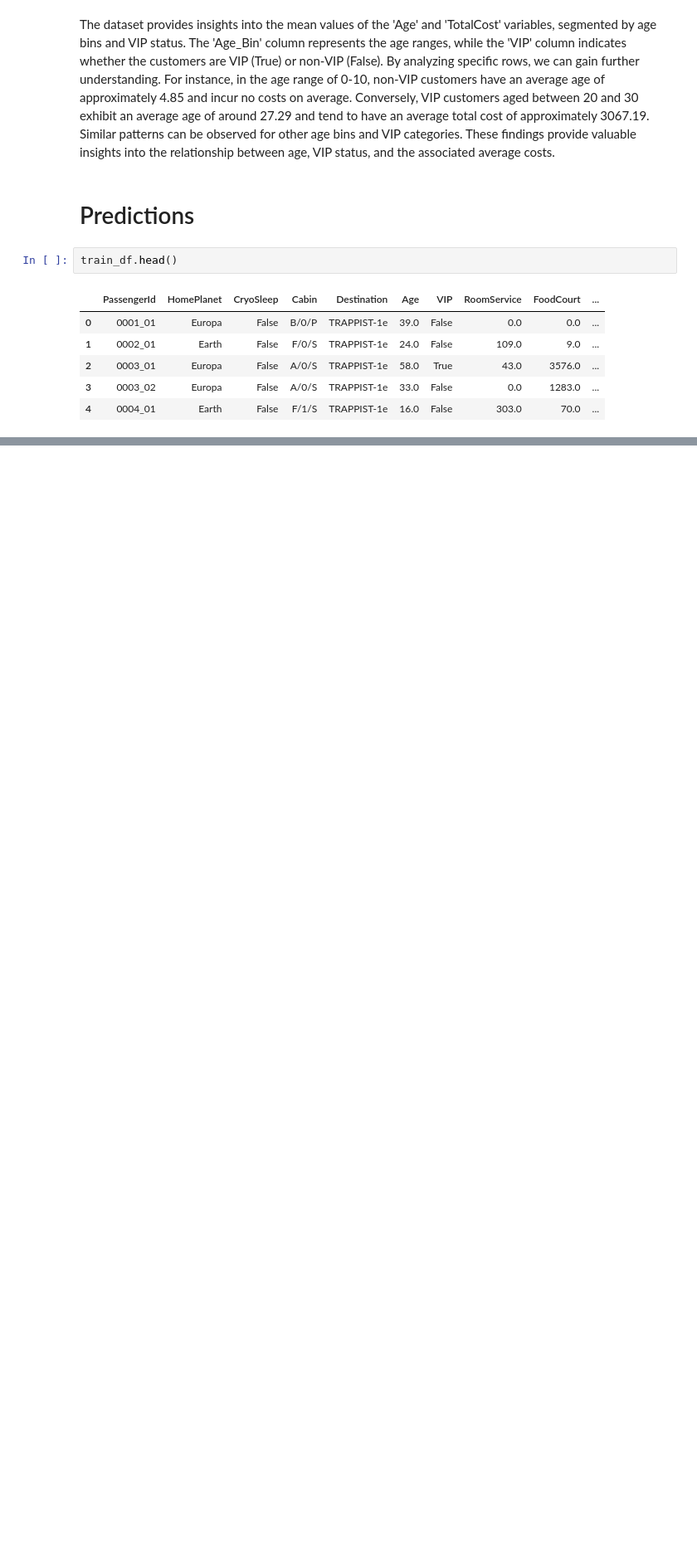
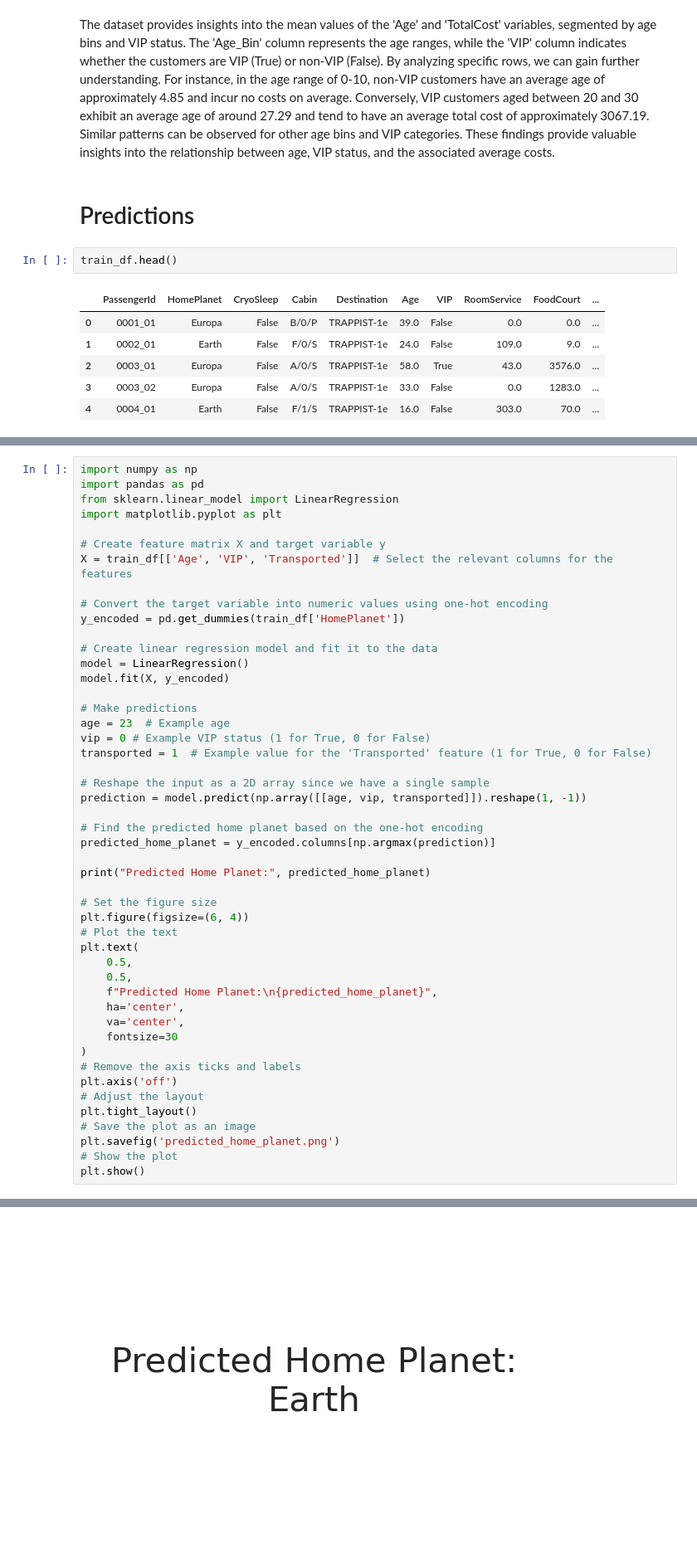
Before and after one commit to shanalytics/Spaceship-titanic-Survival-prediction, a Jupyter notebook: spaceship-titanic-survival-prediction.ipynb, the cells around one changed output, grey strips where cells are left out. Shown: that part at 83% size. Drawn from its saved outputs; the diff is of its cells as text; blank space fills up the shorter version.

Commit message:
Kaggle Notebook | Spaceship Titanic Survival Prediction | Version 7

```diff
--- a/spaceship-titanic-survival-prediction.ipynb
+++ b/spaceship-titanic-survival-prediction.ipynb
@@ -866,0 +909,49 @@ Predicted Total Cost: [5087.68683118]
+# %%
+import numpy as np
+import pandas as pd
+from sklearn.linear_model import LinearRegression
+import matplotlib.pyplot as plt
+
+# Create feature matrix X and target variable y
+X = train_df[['Age', 'VIP', 'Transported']]  # Select the relevant columns for the features
+
+# Convert the target variable into numeric values using one-hot encoding
+y_encoded = pd.get_dummies(train_df['HomePlanet'])
+
+# Create linear regression model and fit it to the data
+model = LinearRegression()
+model.fit(X, y_encoded)
+
+# Make predictions
+age = 23  # Example age
+vip = 0 # Example VIP status (1 for True, 0 for False)
+transported = 1  # Example value for the 'Transported' feature (1 for True, 0 for False)
+
+# Reshape the input as a 2D array since we have a single sample
+prediction = model.predict(np.array([[age, vip, transported]]).reshape(1, -1))
+
+# Find the predicted home planet based on the one-hot encoding
+predicted_home_planet = y_encoded.columns[np.argmax(prediction)]
+
+print("Predicted Home Planet:", predicted_home_planet)
+
+# Set the figure size
+plt.figure(figsize=(6, 4))
+# Plot the text
+plt.text(
+    0.5,
+    0.5,
+    f"Predicted Home Planet:\n{predicted_home_planet}",
+    ha='center',
+    va='center',
+    fontsize=30
+)
+# Remove the axis ticks and labels
+plt.axis('off')
+# Adjust the layout
+plt.tight_layout()
+# Save the plot as an image
+plt.savefig('predicted_home_planet.png')
+# Show the plot
+plt.show()
+# %% [output]
@@ -866,0 +959 @@ Predicted Total Cost: [5087.68683118]
+[figure, added]
```
Also changed, not shown: parts of 4 cells of this notebook.
